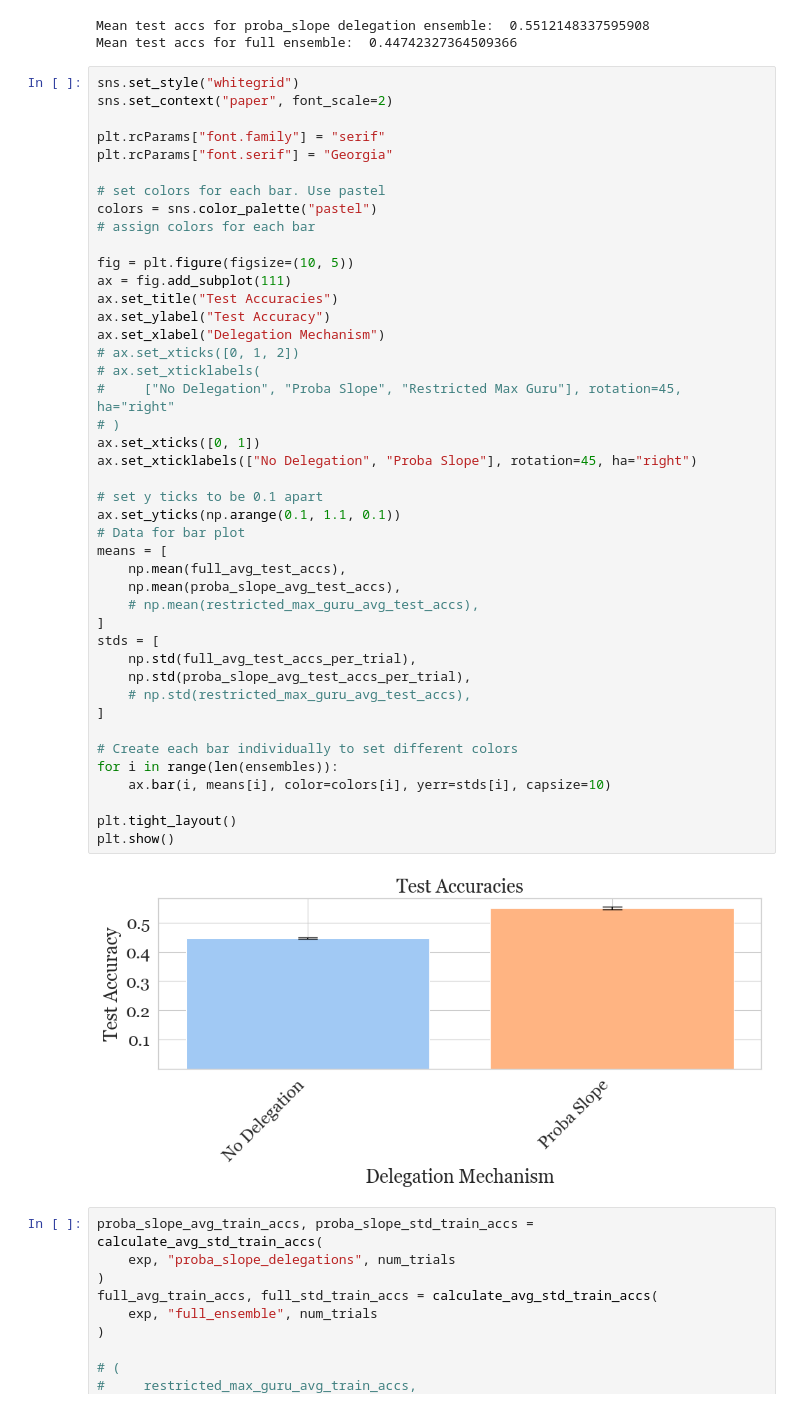
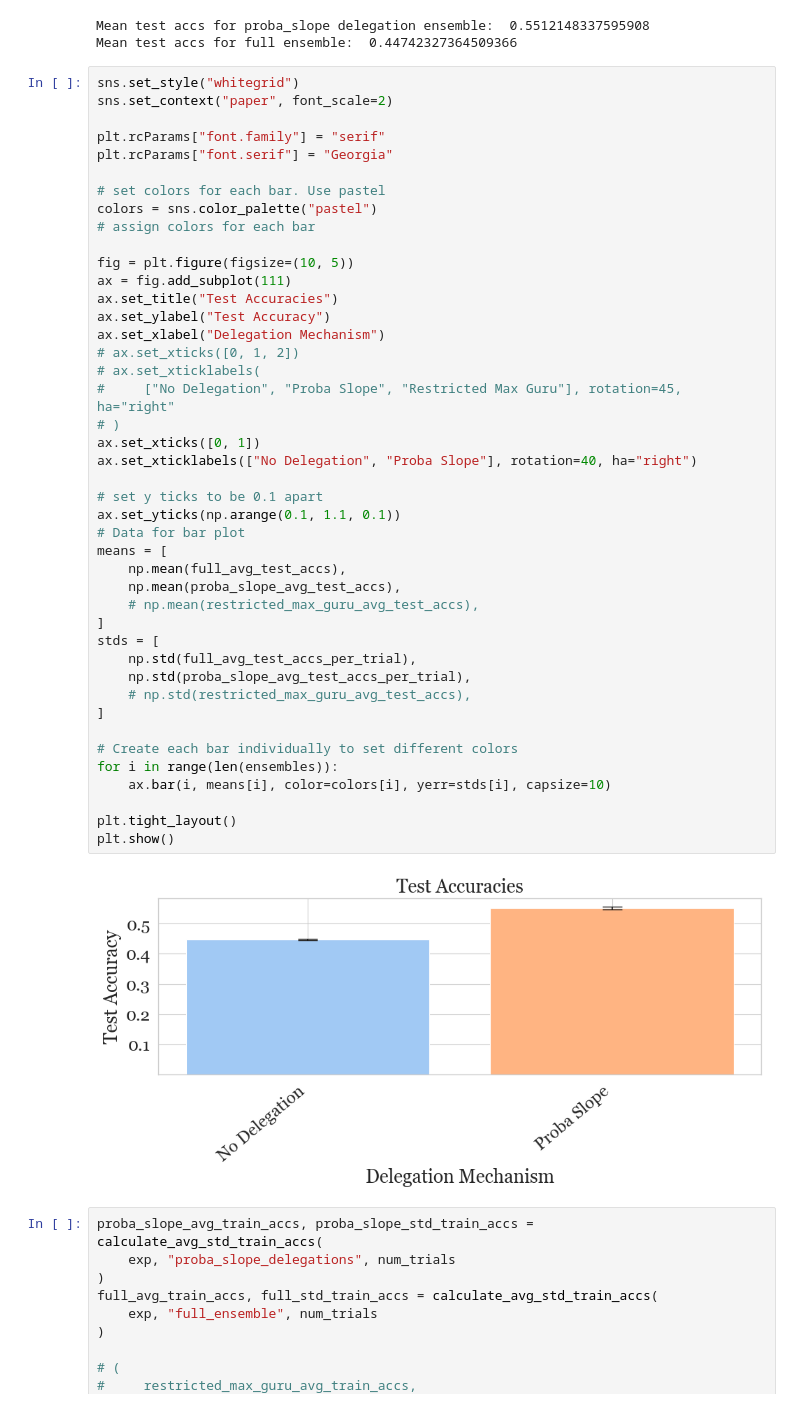
Before and after one commit to cartgr/banditLiquidDem, a Jupyter notebook: experiments/setting_2_domain_incremental.ipynb, the cells around one changed output. Drawn from its saved outputs; the diff is of its cells as text.

```diff
--- a/experiments/setting_2_domain_incremental.ipynb
+++ b/experiments/setting_2_domain_incremental.ipynb
@@ -105,35 +105,35 @@ ax = fig.add_subplot(111)
 ax.set_title("Test Accuracies")
 ax.set_ylabel("Test Accuracy")
 ax.set_xlabel("Delegation Mechanism")
 # ax.set_xticks([0, 1, 2])
 # ax.set_xticklabels(
 #     ["No Delegation", "Proba Slope", "Restricted Max Guru"], rotation=45, ha="right"
 # )
 ax.set_xticks([0, 1])
-ax.set_xticklabels(["No Delegation", "Proba Slope"], rotation=45, ha="right")
+ax.set_xticklabels(["No Delegation", "Proba Slope"], rotation=40, ha="right")
 
 # set y ticks to be 0.1 apart
 ax.set_yticks(np.arange(0.1, 1.1, 0.1))
 # Data for bar plot
 means = [
     np.mean(full_avg_test_accs),
     np.mean(proba_slope_avg_test_accs),
     # np.mean(restricted_max_guru_avg_test_accs),
 ]
 stds = [
     np.std(full_avg_test_accs_per_trial),
     np.std(proba_slope_avg_test_accs_per_trial),
     # np.std(restricted_max_guru_avg_test_accs),
 ]
 
 # Create each bar individually to set different colors
 for i in range(len(ensembles)):
     ax.bar(i, means[i], color=colors[i], yerr=stds[i], capsize=10)
 
 plt.tight_layout()
 plt.show()
 # %% [output]
-[figure, old version]
+[figure, new version]
 # %%
 proba_slope_avg_train_accs, proba_slope_std_train_accs = calculate_avg_std_train_accs(
     exp, "proba_slope_delegations", num_trials
```
Also changed, not shown: 7 other files.
